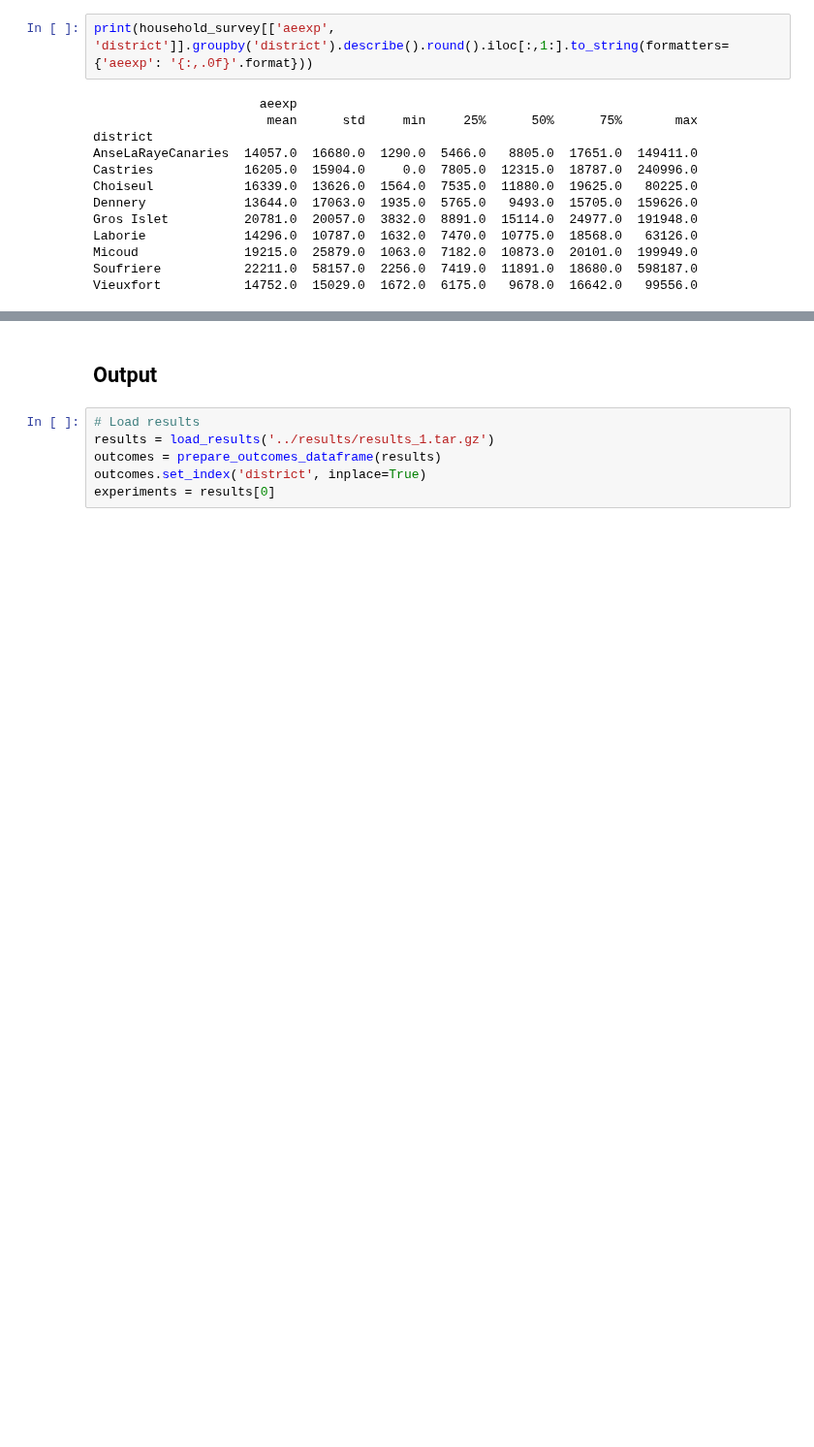
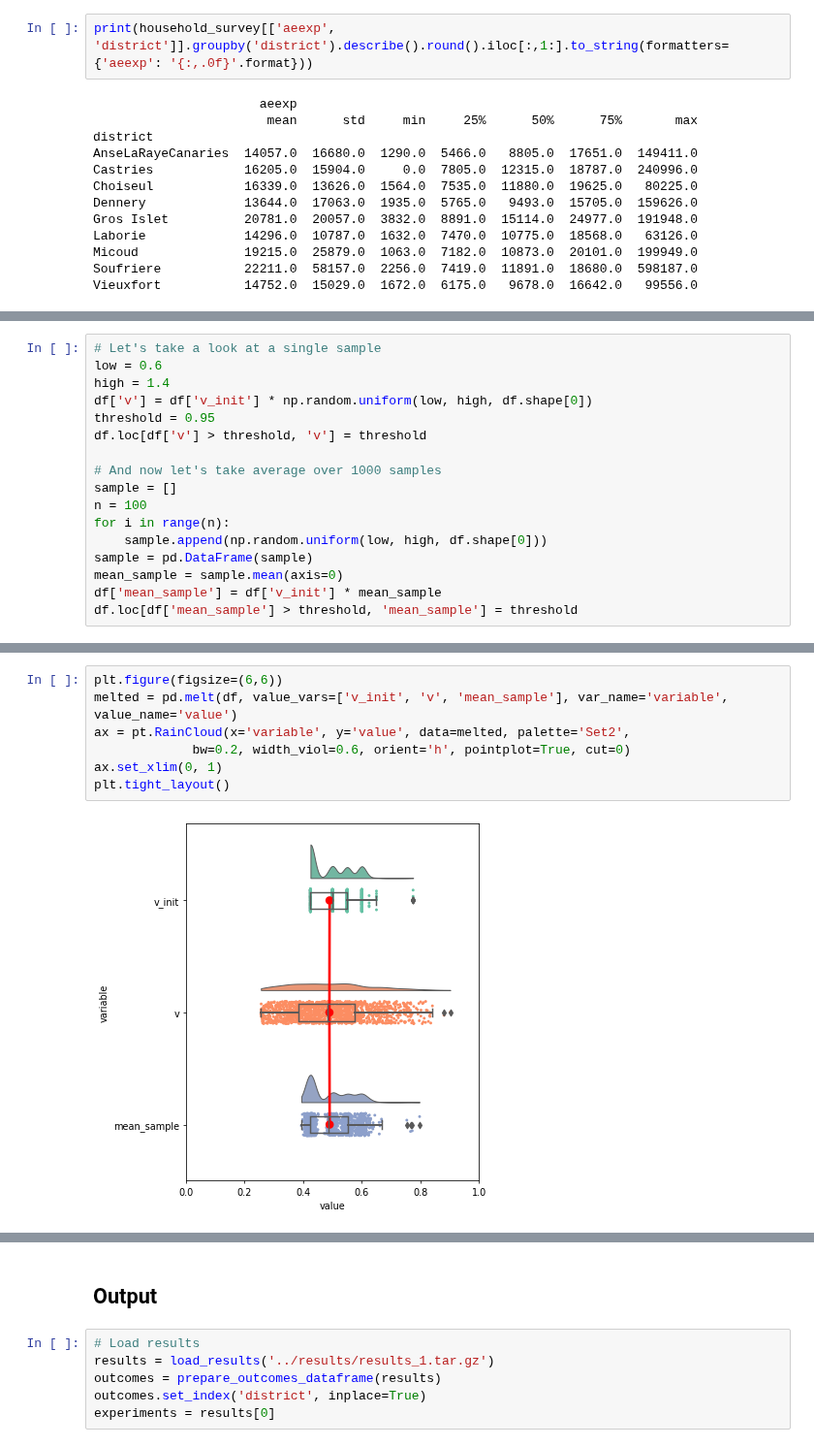
Before and after one commit to mikhailsirenko/unbreakable, a Jupyter notebook: notebooks/verification.ipynb, the cells around one changed output, grey strips where cells are left out. Shown at 97% size. Saved outputs shown, nothing was run; the diff lists cells and outputs as text; blank space fills up the shorter version.

```diff
--- a/notebooks/verification.ipynb
+++ b/notebooks/verification.ipynb
@@ -98,0 +192,17 @@ Vieuxfort           14752.0  15029.0  1672.0  6175.0   9678.0  16642.0   99556.0
+# %%
+# Let's take a look at a single sample
+low = 0.6
+high = 1.4
+df['v'] = df['v_init'] * np.random.uniform(low, high, df.shape[0])
+threshold = 0.95
+df.loc[df['v'] > threshold, 'v'] = threshold
+
+# And now let's take average over 1000 samples
+sample = []
+n = 100
+for i in range(n):
+    sample.append(np.random.uniform(low, high, df.shape[0]))
+sample = pd.DataFrame(sample)
+mean_sample = sample.mean(axis=0)
+df['mean_sample'] = df['v_init'] * mean_sample
+df.loc[df['mean_sample'] > threshold, 'mean_sample'] = threshold
@@ -98,0 +225,9 @@ Vieuxfort           14752.0  15029.0  1672.0  6175.0   9678.0  16642.0   99556.0
+# %%
+plt.figure(figsize=(6,6))
+melted = pd.melt(df, value_vars=['v_init', 'v', 'mean_sample'], var_name='variable', value_name='value')
+ax = pt.RainCloud(x='variable', y='value', data=melted, palette='Set2',
+             bw=0.2, width_viol=0.6, orient='h', pointplot=True, cut=0)
+ax.set_xlim(0, 1)
+plt.tight_layout()
+# %% [output]
+[figure, added]
```
Also changed, not shown: parts of 21 cells of this notebook, 1 other file.
